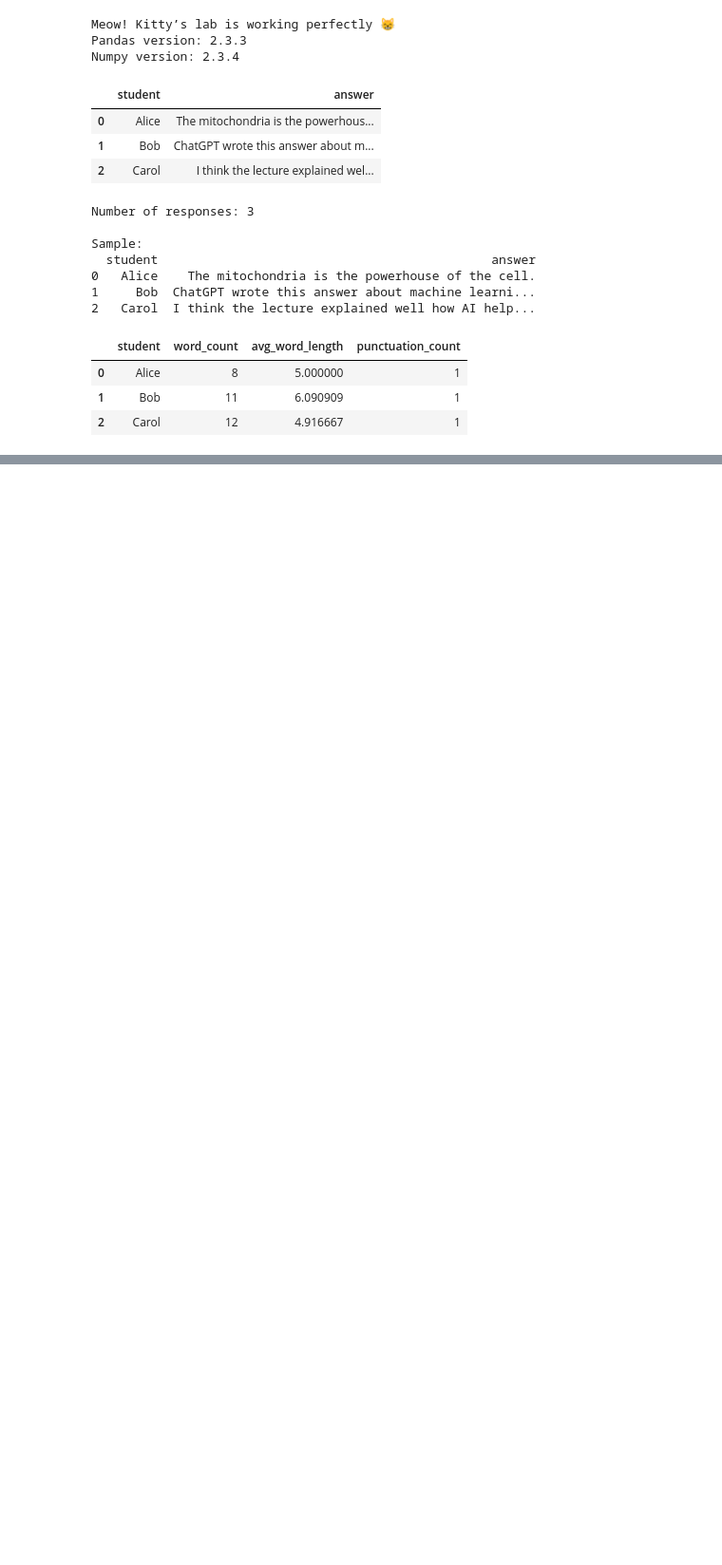
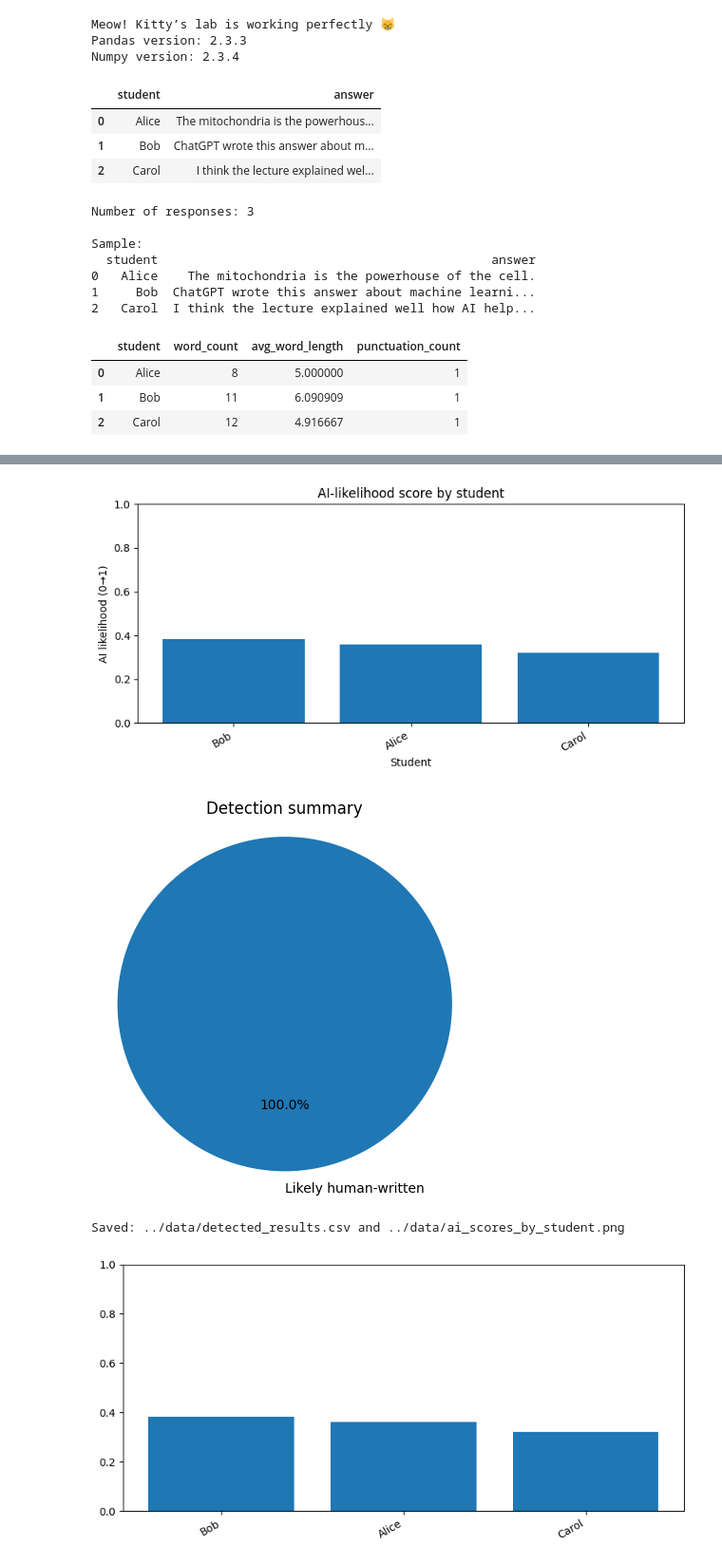
Before and after one commit to patharesameeksha20/ai-detection-in-google-forms, a Jupyter notebook: notebooks/01_explore_data.ipynb, the cells around one changed output, grey strips where cells are left out. Shown at 95% size. Cells and saved outputs as stored; diff of their text form; code cells hidden in the pictures; blank space fills up the shorter version.

Commit message:
Add explanation column, charts and exported results (MVP)

```diff
--- a/notebooks/01_explore_data.ipynb
+++ b/notebooks/01_explore_data.ipynb
@@ -113,0 +122,16 @@ df.sort_values("_ai_score", ascending=False)[["student","answer","_ai_score"]]
+# %%
+# Add an explanation column for AI detection
+def explain_score(score):
+    if score >= 0.85:
+        return "Very likely AI-generated"
+    elif score >= 0.65:
+        return "Possibly AI-assisted"
+    elif score >= 0.45:
+        return "Unclear / mixed "
+    else:
+        return "Likely human-written "
+
+df["explanation"] = df["_ai_score"].apply(explain_score)
+
+# Display the first few rows
+df.head()
@@ -113,0 +177,37 @@ df.sort_values("_ai_score", ascending=False)[["student","answer","_ai_score"]]
+# %%
+import matplotlib.pyplot as plt
+
+# Bar chart: AI score per student
+df_bar = df.sort_values("_ai_score", ascending=False).reset_index(drop=True)
+plt.figure(figsize=(8,4))
+plt.bar(df_bar["student"], df_bar["_ai_score"])
+plt.ylim(0,1)
+plt.xlabel("Student")
+plt.ylabel("AI likelihood (0→1)")
+plt.title("AI-likelihood score by student")
+plt.xticks(rotation=30, ha="right")
+plt.tight_layout()
+plt.show()
+
+# Pie chart: explanation distribution
+plt.figure(figsize=(5,5))
+counts = df["explanation"].value_counts()
+plt.pie(counts.values, labels=counts.index, autopct="%1.1f%%", startangle=90)
+plt.title("Detection summary")
+plt.axis("equal")
+plt.show()
+
+# Save bar chart image and annotated CSV
+plt.figure(figsize=(8,4))
+plt.bar(df_bar["student"], df_bar["_ai_score"])
+plt.ylim(0,1)
+plt.xticks(rotation=30, ha="right")
+plt.tight_layout()
+plt.savefig("../data/ai_scores_by_student.png")
+df.to_csv("../data/detected_results.csv", index=False)
+print("Saved: ../data/detected_results.csv and ../data/ai_scores_by_student.png")
+# %% [output]
+[figure, added]
+[figure, added]
+Saved: ../data/detected_results.csv and ../data/ai_scores_by_student.png
+[figure, added]
```
Also changed, not shown: parts of 6 cells of this notebook, 2 other files.
